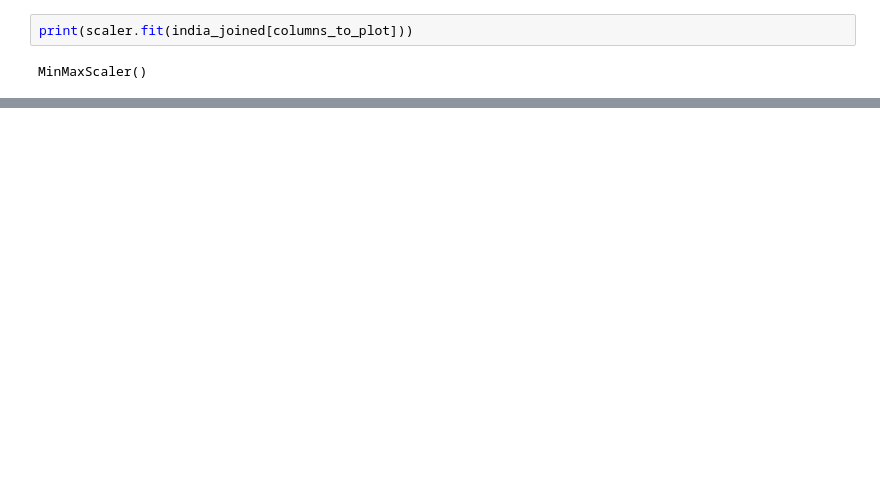
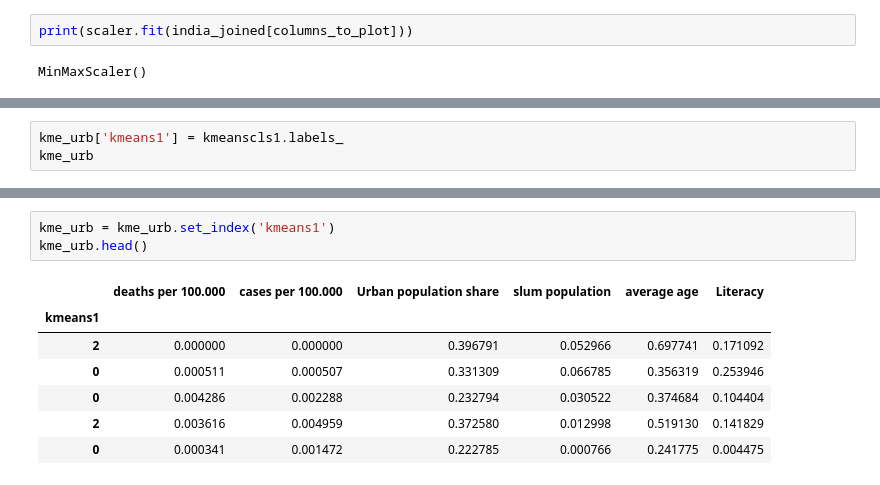
Before and after one commit to Daniel-Los/Introduction-to-datascience-final-project, a Jupyter notebook: Map_India.ipynb, the cells around one changed output, grey strips where cells are left out. Drawn from its saved outputs; the diff is of its cells as text; blank space fills up the shorter version.

```diff
--- a/Map_India.ipynb
+++ b/Map_India.ipynb
@@ -270,0 +311,3 @@ kmeanscls = kmeans.fit(india_joined[])
+# %%
+kme_urb['kmeans1'] = kmeanscls1.labels_
+kme_urb
@@ -270,0 +342,11 @@ kmeanscls = kmeans.fit(india_joined[])
+# %%
+kme_urb = kme_urb.set_index('kmeans1')
+kme_urb.head()
+# %% [output]
+|  | deaths per 100.000 | cases per 100.000 | Urban population share | slum population | average age | Literacy |
+| kmeans1 |  |  |  |  |  |  |
+| 2 | 0.000000 | 0.000000 | 0.396791 | 0.052966 | 0.697741 | 0.171092 |
+| 0 | 0.000511 | 0.000507 | 0.331309 | 0.066785 | 0.356319 | 0.253946 |
+| 0 | 0.004286 | 0.002288 | 0.232794 | 0.030522 | 0.374684 | 0.104404 |
+| 2 | 0.003616 | 0.004959 | 0.372580 | 0.012998 | 0.519130 | 0.141829 |
+| 0 | 0.000341 | 0.001472 | 0.222785 | 0.000766 | 0.241775 | 0.004475 |
```
Also changed, not shown: parts of 28 cells of this notebook, 2 other files.
